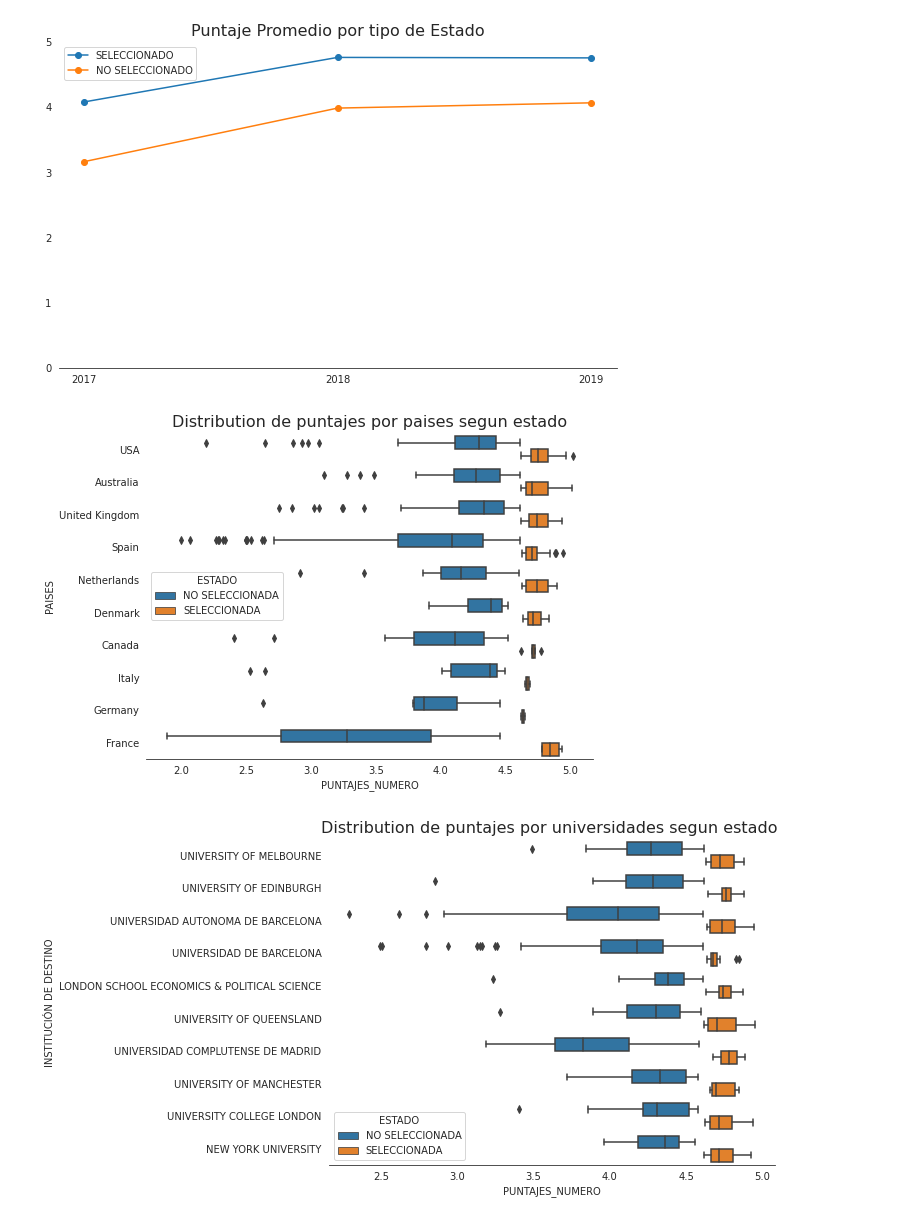
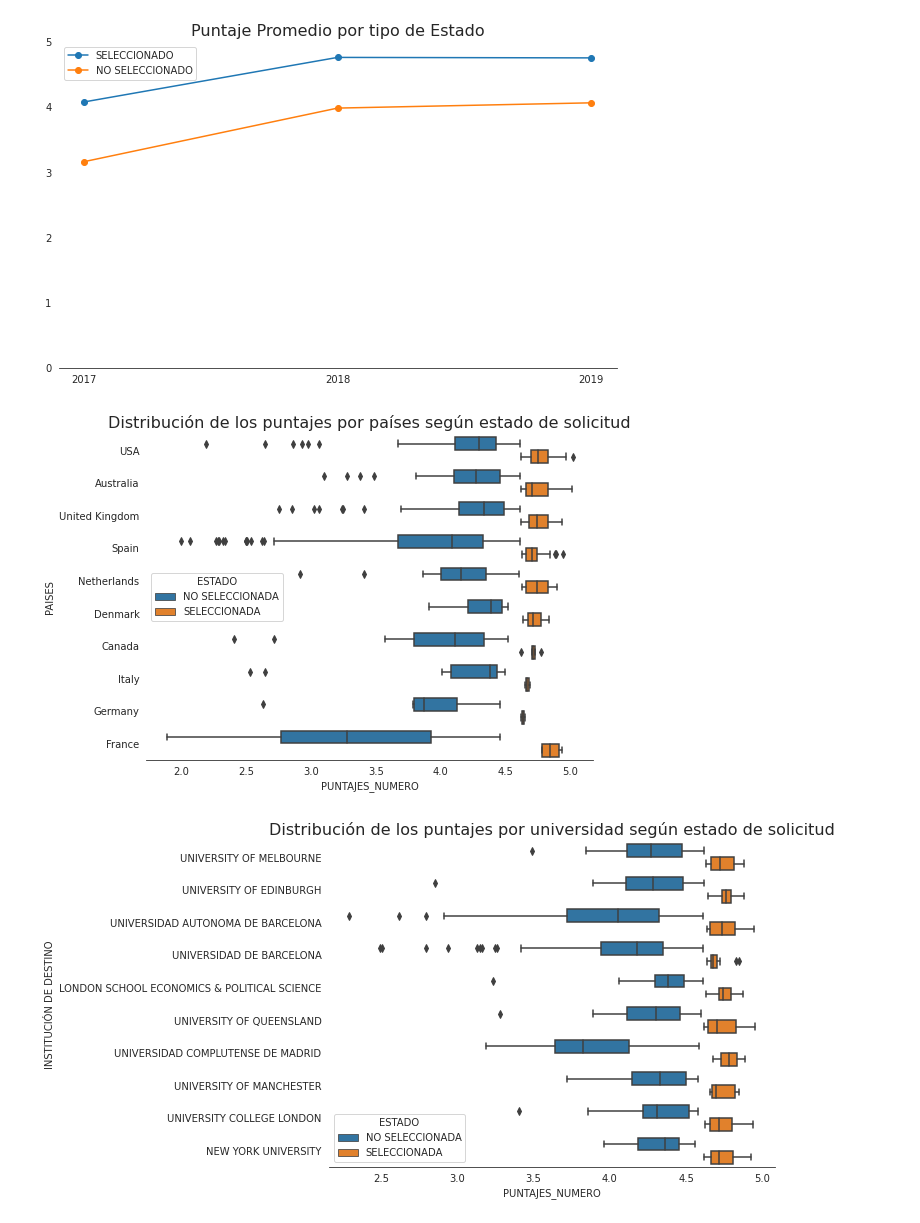
Before and after one commit to Foco22/Resultado_Beca_Magister_Chile, a Jupyter notebook: AnalisisBECASCHILE.ipynb, the cells around one changed output. Cells and saved outputs as stored; diff of their text form; code cells hidden in the pictures.

```diff
--- a/AnalisisBECASCHILE.ipynb
+++ b/AnalisisBECASCHILE.ipynb
@@ -785,20 +805,20 @@ df_puntaje_2019 = df_puntaje.loc[df_puntaje['PERIODO'] == 2019]
 # %%
 def puntaje_periodo(df,periodo,cantidad):
 
       df_periodo = df.loc[df['PERIODO'] == periodo]
       paises_periodo = list(df_periodo.groupby('PAISES').count()['INDICE'].reset_index().sort_values(by='INDICE', ascending = False)[:cantidad]['PAISES'])
 
       df_periodo = df_periodo[df_periodo['PAISES'].isin(paises_periodo)]
 
       plt.figure(figsize= (8,6))
 
       sns.boxplot(x = 'PUNTAJES_NUMERO', y = 'PAISES', hue = 'ESTADO', data = df_periodo)
       sns.despine(left=True,top = True,bottom = False)
-      plt.title('Distribution de puntajes por paises segun estado', fontsize = 16)
+      plt.title('Distribución de los puntajes por países según estado de solicitud', fontsize = 16)
 
 puntaje_periodo(df_puntaje,2019,10)
 # %% [output]
-[figure, old version]
+[figure, new version]
 # %%
 def puntajes_universidades(df, periodo, cantidad):
 
@@ -809,11 +829,11 @@ def puntajes_universidades(df, periodo, cantidad):
 
       plt.figure(figsize= (8,6))
 
-      plt.title('Distribution de puntajes por universidades segun estado ', fontsize = 16)
+      plt.title('Distribución de los puntajes por universidad según estado de solicitud', fontsize = 16)
       sns.boxplot(x = 'PUNTAJES_NUMERO', y = 'INSTITUCIÓN DE DESTINO', hue = 'ESTADO', data = df_periodo)
 
       sns.despine(left=True,top = True,bottom = False)
 
 puntajes_universidades(df_puntaje,2019, 10)
 # %% [output]
-[figure, old version]
+[figure, new version]
```
Also changed, not shown: parts of 8 cells of this notebook.
